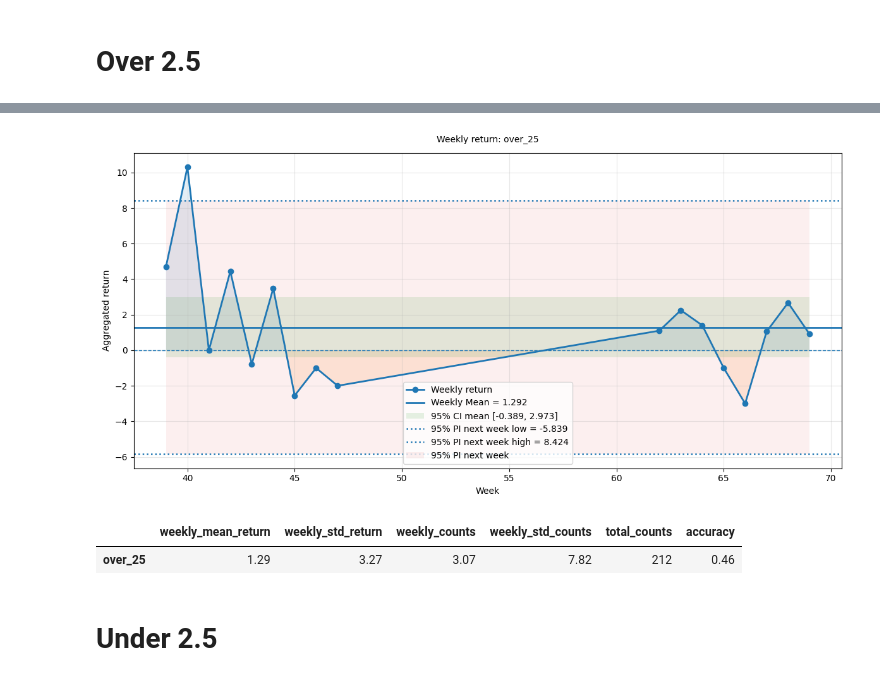
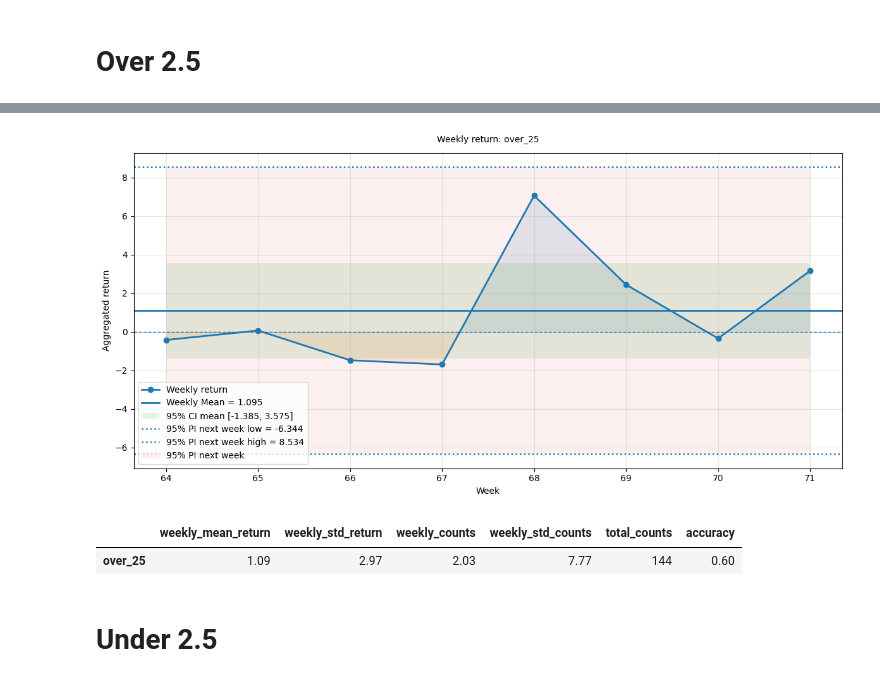
Before and after one commit to NickOLeeney/bet-master-analytics, a Jupyter notebook: src/strategies/optuna_model_analysis.ipynb, the cells around one changed output, grey strips where cells are left out. Drawn from its saved outputs; the diff is of its cells as text; code cells hidden in the pictures.

```diff
--- a/src/strategies/optuna_model_analysis.ipynb
+++ b/src/strategies/optuna_model_analysis.ipynb
@@ -57,6 +57,15 @@ df = df[(df[target_col] >= 1.3) | (df[target_col] <= 2.5)]
 
 df["strategy"] = target_col
 
+###
+from datetime import datetime
+
+date_str = "01-08-2026"
+
+date = datetime.strptime(date_str, "%d-%m-%Y")
+
+df = df[df['time'] >= date]
+###
 
 # Create the test binned dataframe
 df_binned = df.copy()
@@ -119,39 +128,48 @@ df = df_loaded.copy()
 
 
 # Feature Engineering
 df["return"] = df.apply(lambda x: get_return(strategy=x[target_col], odds=x[odds_col]), axis=1).copy()
 df["week"] = add_week_column(df)
 df = df[(df[target_col] >= 1.3) | (df[target_col] <= 2.5)]
 # ---
 
 df["strategy"] = target_col
 
+###
+from datetime import datetime
+
+date_str = "01-08-2026"
+
+date = datetime.strptime(date_str, "%d-%m-%Y")
+
+df = df[df['time'] >= date]
+###
 
 # Create the test binned dataframe
 df_binned = df.copy()
 
 for feat, step in feature_bins_map.items():
     df_binned[feat] = [round_to_step(x, step) for x in df_binned[feat]]
 
     if isinstance(step, int):
         df_binned[feat] = df_binned[feat].astype("Int64")
 
 df_binned = df_binned.sort_values(by="time", ascending=False)
 
 mask = get_mask(df_binned, best_trial.user_attrs["params_dict"])
 
 df_filtered = df_binned[mask]
 real_quote = 1. / (df_filtered[target_col].sum() / df_filtered.shape[0])
 
 weekly_return, stats = analyze_strategies(df_filtered, strategies=[target_col], print_pi=True)
 strategy_dict[target_col] = {"df_filtered": df_filtered, "real_quote": real_quote, "settings": {"feature_bins_map": feature_bins_map, "params_dict": params_dict}}
 # %% [output]
-[figure, old version]
+[figure, new version]
 # %%
 get_best_strategies(df_filtered.rename(columns={target_col: "result", "time": "date"}))
 # %% [output]
 |  | weekly_mean_return | weekly_std_return | weekly_counts | weekly_std_counts | total_counts | accuracy |
-| over_25 | 1.29 | 3.27 | 3.07 | 7.82 | 212 | 0.46 |
+| over_25 | 1.09 | 2.97 | 2.03 | 7.77 | 144 | 0.60 |
 # %% [markdown]
 # Under 2.5
 # %%
```
Also changed, not shown: parts of 26 cells of this notebook, 9 other files.
